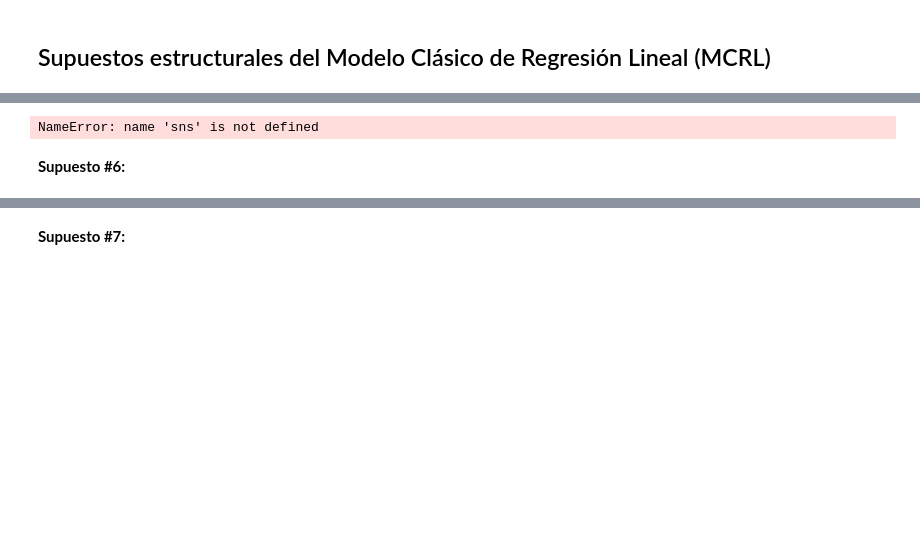
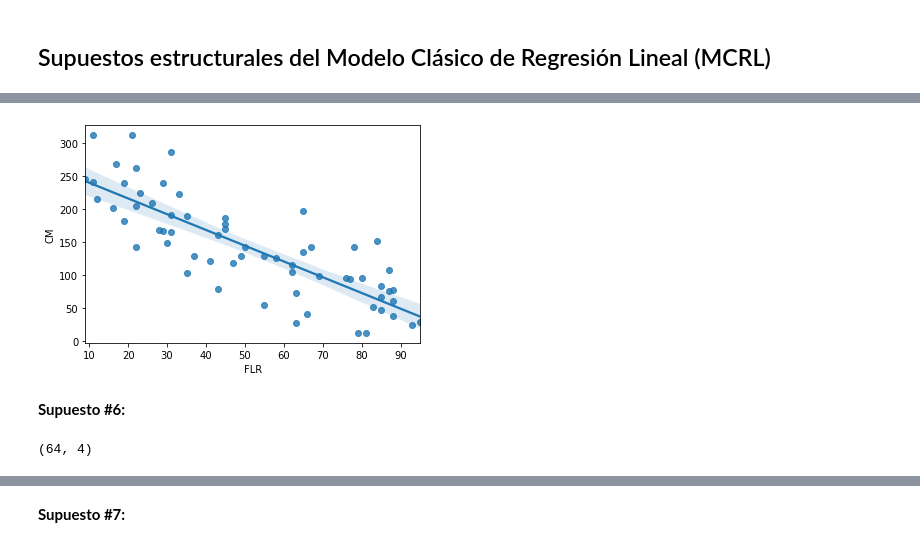
Before and after one commit to JuanAcevedoEcon/Econometria-basica-con-Python, a Jupyter notebook: Scripts/(3) Supuestos Estructura MCO.ipynb, the cells around one changed output, grey strips where cells are left out. Saved outputs shown, nothing was run; the diff lists cells and outputs as text; code cells hidden in the pictures; blank space fills up the shorter version.

```diff
--- a/Scripts/(3) Supuestos Estructura MCO.ipynb
+++ b/Scripts/(3) Supuestos Estructura MCO.ipynb
@@ -11,0 +10,2 @@ data=pd.read_csv("_____________________________", delimiter="\t")
+# %%
+data=pd.read_csv("C:/Users/57317/Desktop/Universidad Nacional/Programación/Python/Curso Econometría básica con Python/Bases de datos/GujaratiPorter71.txt", delimiter="\t")
@@ -12,9 +21,12 @@ data=pd.read_csv("_____________________________", delimiter="\t")
 # %%
-sns.regplot(x=________, y=________);
+sns.regplot(x=data["FLR"], y=data["CM"]);
 # %% [output]
-NameError: name 'sns' is not defined
+[figure, added]
 # %% [markdown]
 **Supuesto #6:**
 # %%
 #Observaciones mayores a parametros
+data.shape
+# %% [output]
+(64, 4)
 # %%
```
Also changed, not shown: parts of 19 cells of this notebook, 2 other files.
